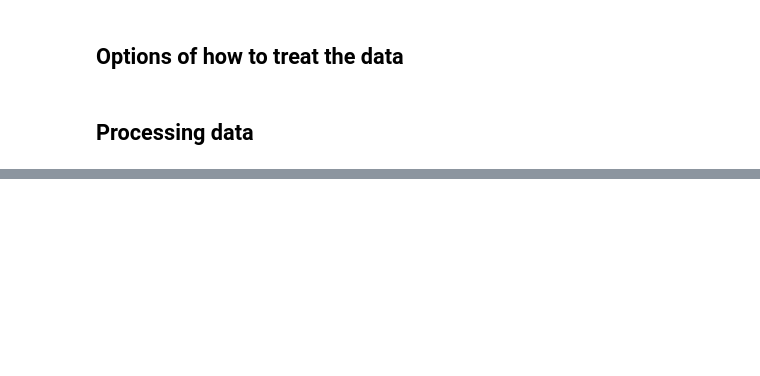
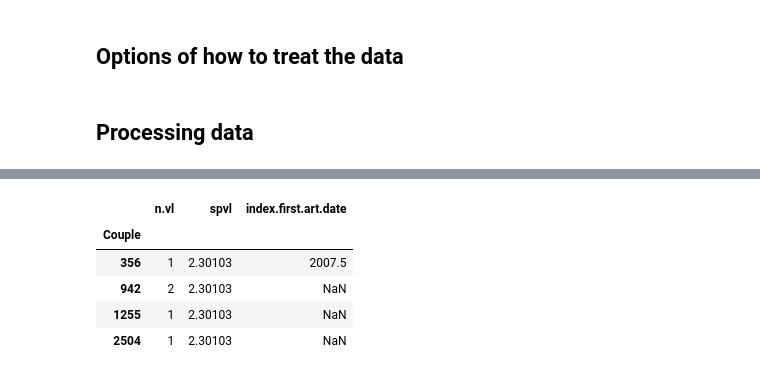
Before and after one commit to tanderson11/hiv-transmission-parameters, a Jupyter notebook: Blanquart/clean.ipynb, the cells around one changed output, grey strips where cells are left out. Cells and saved outputs as stored; diff of their text form; code cells hidden in the pictures; blank space fills up the shorter version.

```diff
--- a/Blanquart/clean.ipynb
+++ b/Blanquart/clean.ipynb
@@ -84,0 +133,9 @@ df
+# %%
+always_undetectable_trans[['n.vl', 'spvl', 'index.first.art.date']]
+# %% [output]
+|  | n.vl | spvl | index.first.art.date |
+| Couple |  |  |  |
+| 356 | 1 | 2.30103 | 2007.5 |
+| 942 | 2 | 2.30103 | NaN |
+| 1255 | 1 | 2.30103 | NaN |
+| 2504 | 1 | 2.30103 | NaN |
```
Also changed, not shown: parts of 12 cells of this notebook, 3 other files.
